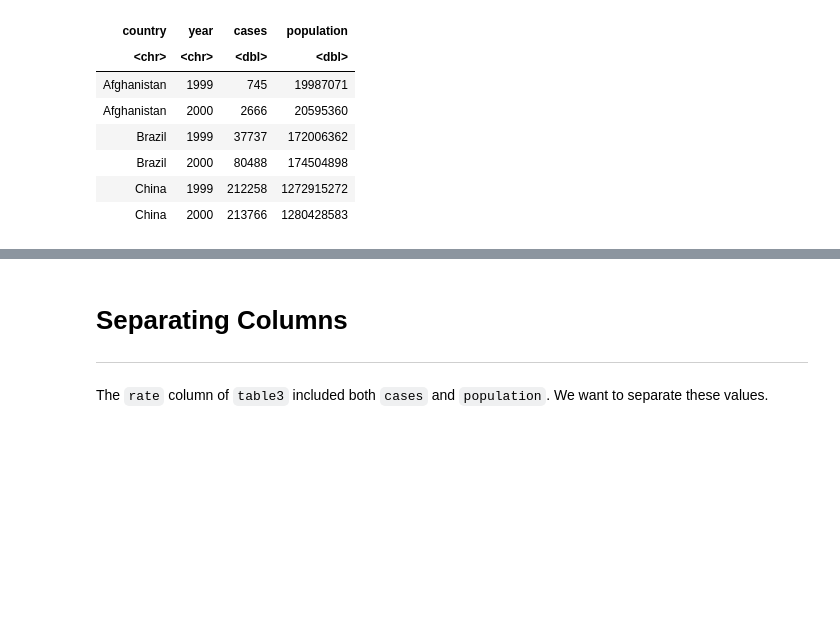
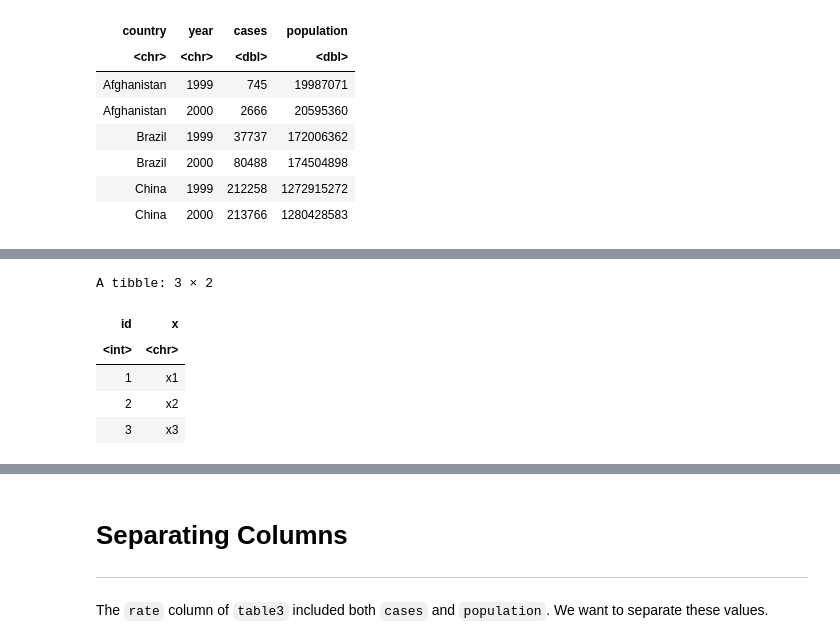
Before and after one commit to CU-Denver-MathStats-OER/Data-Wrangling-and-Visualization, a Jupyter notebook: 08-Tidying-Data-with-tidyr.ipynb, the cells around one changed output, grey strips where cells are left out. Saved outputs shown, nothing was run; the diff lists cells and outputs as text; code cells hidden in the pictures; blank space fills up the shorter version.

```diff
--- a/08-Tidying-Data-with-tidyr.ipynb
+++ b/08-Tidying-Data-with-tidyr.ipynb
@@ -691,0 +698,10 @@ A tibble: 6 × 4
+# %%
+tbl_x <- tibble(id = 1:3, x = c("x1", "x2", "x3"))
+tbl_x
+# %% [output]
+A tibble: 3 × 2
+| id | x |
+| <int> | <chr> |
+| 1 | x1 |
+| 2 | x2 |
+| 3 | x3 |
```
Also changed, not shown: parts of 19 cells of this notebook.
